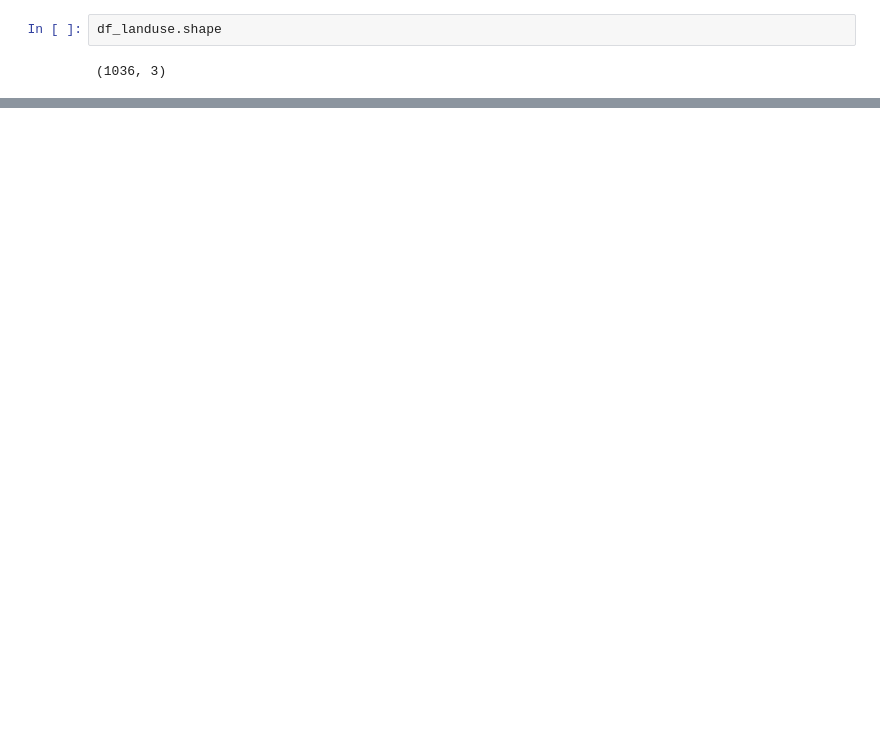
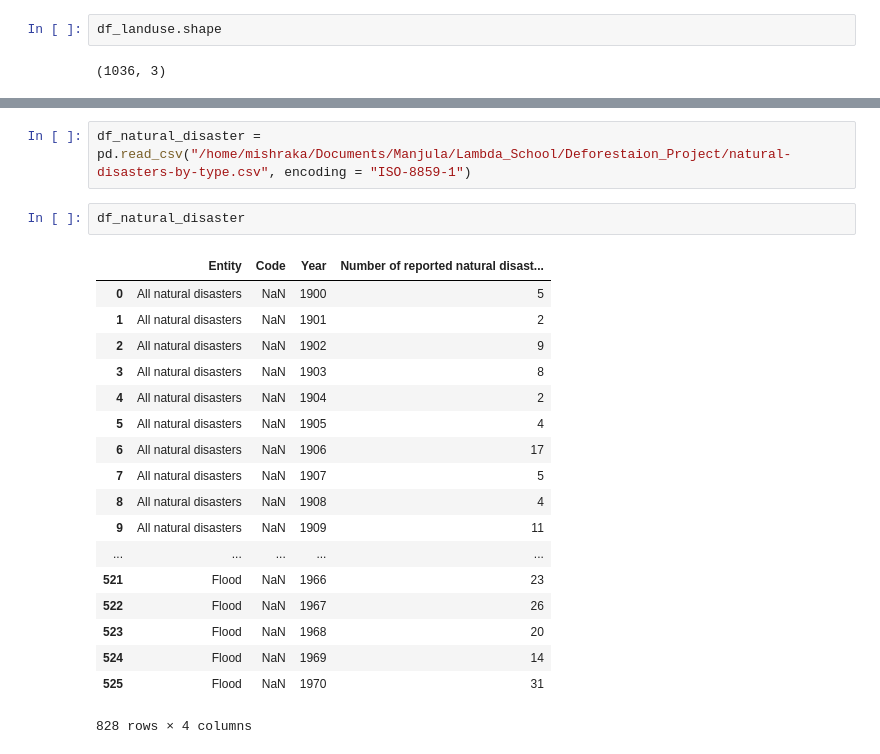
Before and after one commit to deforestation-dashboard/build_deforestationDash_DS1, a Jupyter notebook: Deforesation_data_Cleaning_Manjula_Monday.ipynb, the cells around one changed output, grey strips where cells are left out. Drawn from its saved outputs; the diff is of its cells as text; blank space fills up the shorter version.

```diff
--- a/Deforesation_data_Cleaning_Manjula_Monday.ipynb
+++ b/Deforesation_data_Cleaning_Manjula_Monday.ipynb
@@ -974,0 +1154,23 @@ df
+# %%
+df_natural_disaster = pd.read_csv("/home/mishraka/Documents/Manjula/Lambda_School/Deforestaion_Project/natural-disasters-by-type.csv", encoding = "ISO-8859-1")
+# %%
+df_natural_disaster
+# %% [output]
+|  | Entity | Code | Year | Number of reported natural disast... |
+| 0 | All natural disasters | NaN | 1900 | 5 |
+| 1 | All natural disasters | NaN | 1901 | 2 |
+| 2 | All natural disasters | NaN | 1902 | 9 |
+| 3 | All natural disasters | NaN | 1903 | 8 |
+| 4 | All natural disasters | NaN | 1904 | 2 |
+| 5 | All natural disasters | NaN | 1905 | 4 |
+| 6 | All natural disasters | NaN | 1906 | 17 |
+| 7 | All natural disasters | NaN | 1907 | 5 |
+| 8 | All natural disasters | NaN | 1908 | 4 |
+| 9 | All natural disasters | NaN | 1909 | 11 |
+| ... | ... | ... | ... | ... |
+| 521 | Flood | NaN | 1966 | 23 |
+| 522 | Flood | NaN | 1967 | 26 |
+| 523 | Flood | NaN | 1968 | 20 |
+| 524 | Flood | NaN | 1969 | 14 |
+| 525 | Flood | NaN | 1970 | 31 |
+828 rows × 4 columns
```
Also changed, not shown: parts of 40 cells of this notebook.
